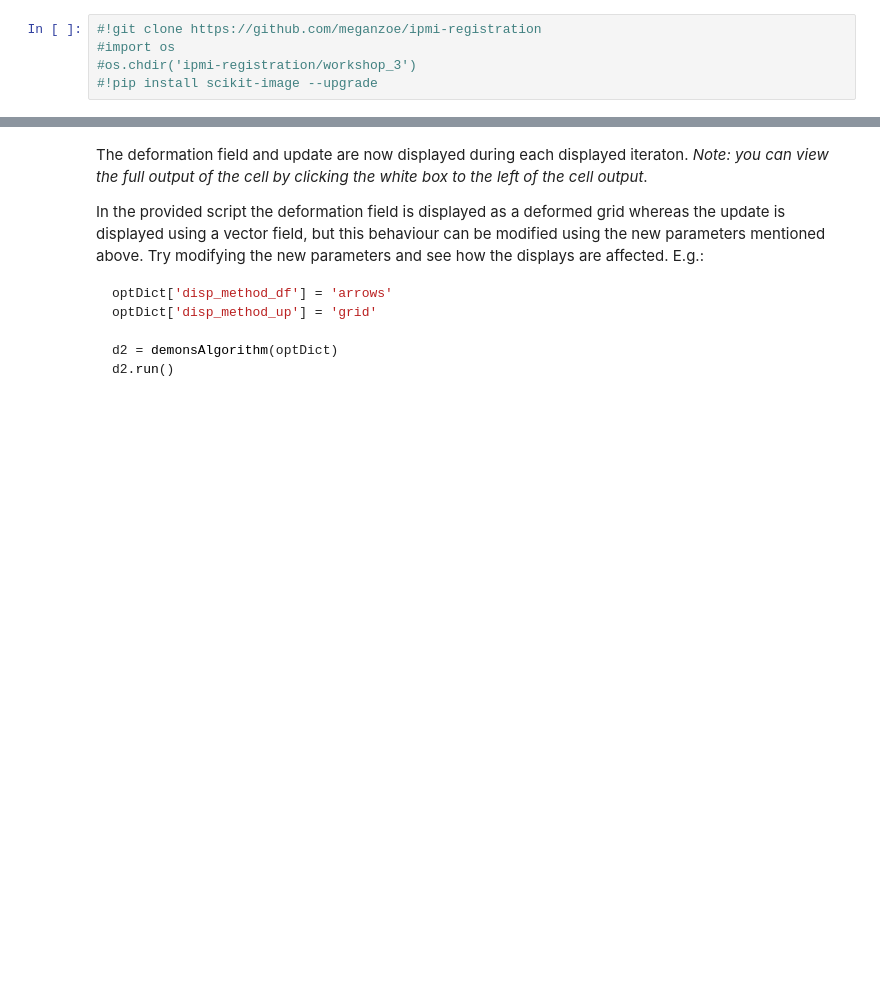
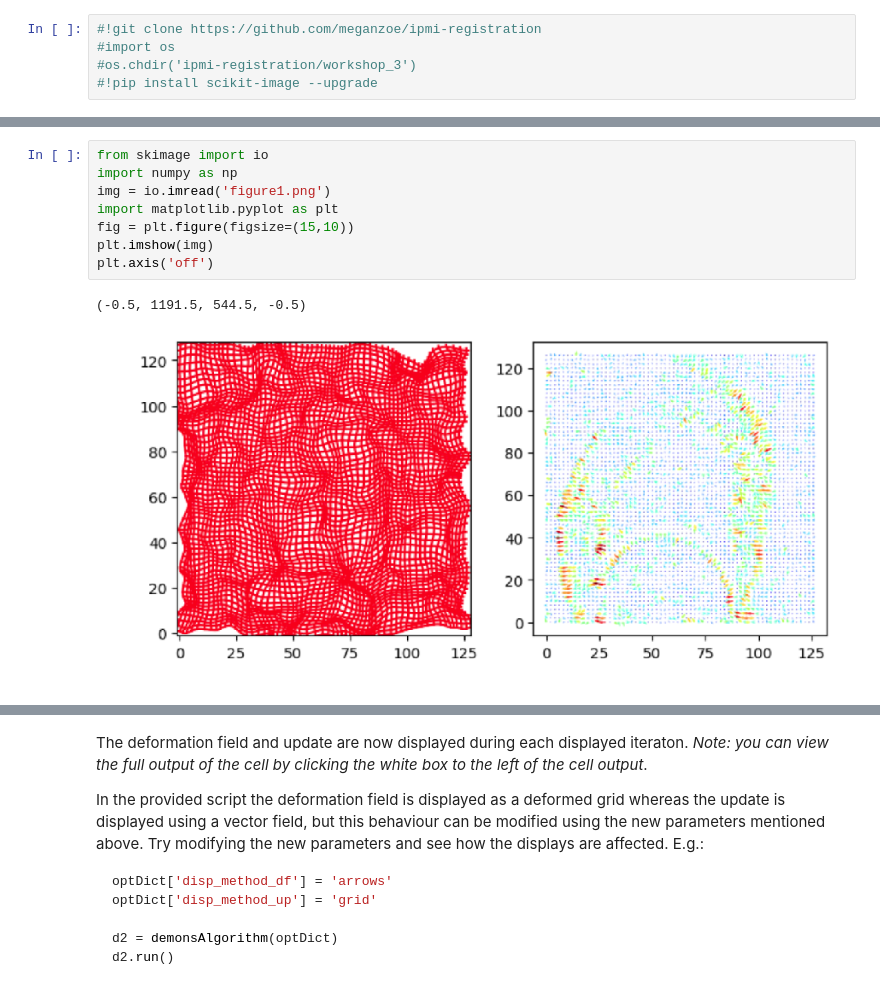
Before and after one commit to meganzoe/ipmi-registration, a Jupyter notebook: workshop_3/registration_workshop_3.ipynb, the cells around one changed output, grey strips where cells are left out. Cells and saved outputs as stored; diff of their text form; blank space fills up the shorter version.

Commit message:
adding images to colab notebook

```diff
--- a/workshop_3/registration_workshop_3.ipynb
+++ b/workshop_3/registration_workshop_3.ipynb
@@ -46,0 +24,11 @@ The `optDict` is a Python dictionary of options that can be passed to the Demons
+# %%
+from skimage import io
+import numpy as np
+img = io.imread('figure1.png')
+import matplotlib.pyplot as plt
+fig = plt.figure(figsize=(15,10))
+plt.imshow(img)
+plt.axis('off')
+# %% [output]
+(-0.5, 1191.5, 544.5, -0.5)
+[figure, added]
```
Also changed, not shown: parts of 5 cells of this notebook.
